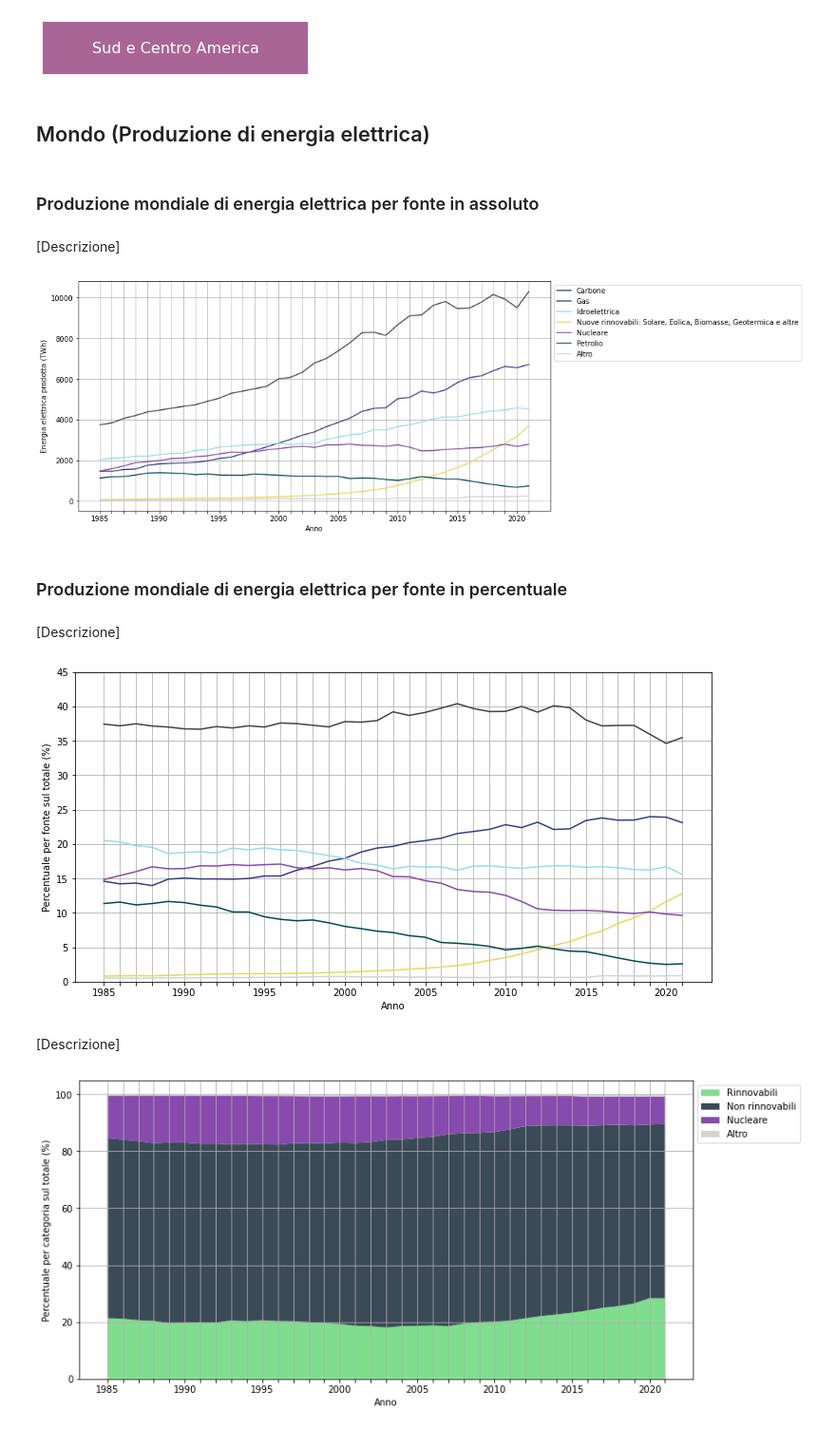
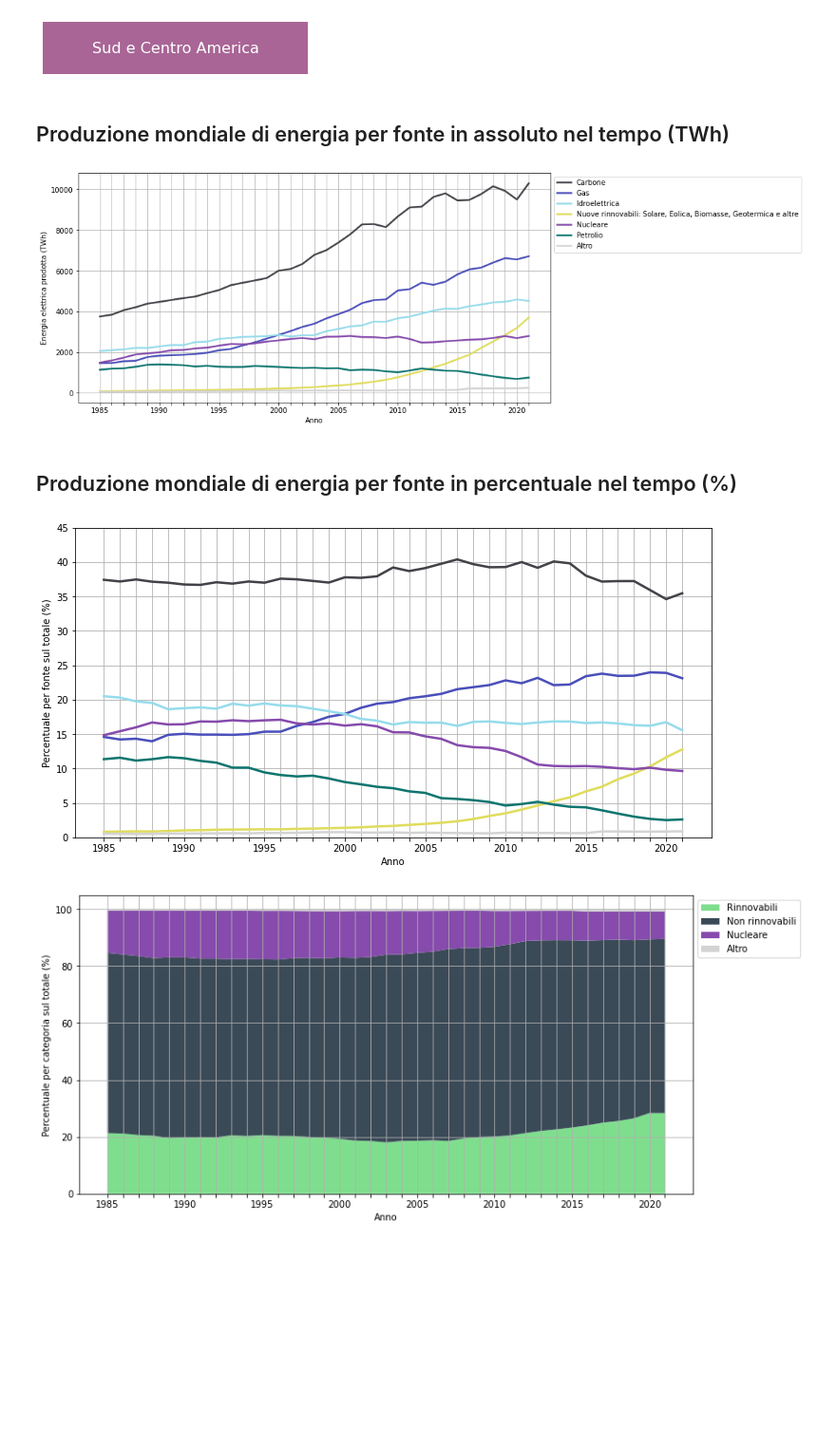
Before and after one commit to mattiamendicino/progetto-scivis, a Jupyter notebook: codice.ipynb, the cells around one changed output. Shown at 95% size. Saved outputs shown, nothing was run; the diff lists cells and outputs as text; code cells hidden in the pictures; blank space fills up the shorter version.

```diff
--- a/codice.ipynb
+++ b/codice.ipynb
@@ -159,8 +159,8 @@ color_palette = {
     'Nuove rinnovabili': '#E0DC5D',
     'Non rinnovabili': '#3B4A57',
     'Carbone': '#424348',
-    'Gas': '#373B8C',
-    'Petrolio': '#004953',
+    'Gas': '#4A4FBA',
+    'Petrolio': '#0D756E',
     'Nucleare': '#864BAC',
     'Altro': '#D3D3D3',
 }
@@ -254,52 +254,48 @@ for name, color in areas_colors.items():
 [figure]
 [figure]
 # %% [markdown]
-## Mondo (Produzione di energia elettrica)
+## Produzione mondiale di energia per fonte in assoluto nel tempo (TWh)
-# %% [markdown]
-### Produzione mondiale di energia elettrica per fonte in assoluto
-# %% [markdown]
-[Descrizione]
 # %%
+line_width = 2.5
+
 grouped_data = production_data.groupby('Year')[['ElectBy_Coal', 'ElectBy_Gas', 'ElectBy_Hydro', 'ElectBy_Nuclear', 'ElectBy_Oil', 'ElectBy_Other', 'ElectBy_NewRenewables']].sum()
 
 plt.figure(figsize=(12, 6))
-plt.plot(grouped_data.index, grouped_data['ElectBy_Coal'], label='Carbone', color=color_palette['Carbone'])
-plt.plot(grouped_data.index, grouped_data['ElectBy_Gas'], label='Gas', color=color_palette['Gas'])
-plt.plot(grouped_data.index, grouped_data['ElectBy_Hydro'], label='Idroelettrica', color=color_palette['Idroelettrica'])
-plt.plot(grouped_data.index, grouped_data['ElectBy_NewRenewables'], label='Nuove rinnovabili: Solare, Eolica, Biomasse, Geotermica e altre', color=color_palette['Nuove rinnovabili'])
-plt.plot(grouped_data.index, grouped_data['ElectBy_Nuclear'], label='Nucleare', color=color_palette['Nucleare'])
-plt.plot(grouped_data.index, grouped_data['ElectBy_Oil'], label='Petrolio', color=color_palette['Petrolio'])
-plt.plot(grouped_data.index, grouped_data['ElectBy_Other'], label='Altro', color=color_palette['Altro'])
+plt.plot(grouped_data.index, grouped_data['ElectBy_Coal'], label='Carbone', color=color_palette['Carbone'], linewidth=line_width)
+plt.plot(grouped_data.index, grouped_data['ElectBy_Gas'], label='Gas', color=color_palette['Gas'], linewidth=line_width)
+plt.plot(grouped_data.index, grouped_data['ElectBy_Hydro'], label='Idroelettrica', color=color_palette['Idroelettrica'], linewidth=line_width)
+plt.plot(grouped_data.index, grouped_data['ElectBy_NewRenewables'], label='Nuove rinnovabili: Solare, Eolica, Biomasse, Geotermica e altre', color=color_palette['Nuove rinnovabili'], linewidth=line_width)
+plt.plot(grouped_data.index, grouped_data['ElectBy_Nuclear'], label='Nucleare', color=color_palette['Nucleare'], linewidth=line_width)
+plt.plot(grouped_data.index, grouped_data['ElectBy_Oil'], label='Petrolio', color=color_palette['Petrolio'], linewidth=line_width)
+plt.plot(grouped_data.index, grouped_data['ElectBy_Other'], label='Altro', color=color_palette['Altro'], linewidth=line_width)
 
 plt.xlabel('Anno')
 plt.ylabel('Energia elettrica prodotta (TWh)')
 plt.legend(bbox_to_anchor=(1, 1))
 plt.grid()
 start_year = grouped_data.index.min()
 end_year = grouped_data.index.max()
 x_ticks = plt.xticks(range(start_year, end_year+1, 1))
 for i, label in enumerate(plt.gca().xaxis.get_ticklabels()):
     if i % 5 != 0:
         label.set_visible(False)
 plt.show()
 # %% [output]
-[figure, old version]
+[figure, new version]
 # %% [markdown]
-### Produzione mondiale di energia elettrica per fonte in percentuale
+## Produzione mondiale di energia per fonte in percentuale nel tempo (%)
-# %% [markdown]
-[Descrizione]
 # %%
 grouped_data = production_data.groupby('Year')[['ElectBy_Coal', 'ElectBy_Gas', 'ElectBy_Hydro', 'ElectBy_Nuclear', 'ElectBy_Oil', 'ElectBy_Other', 'ElectBy_NewRenewables']].sum()
 grouped_data_percentage = grouped_data.divide(grouped_data.sum(axis=1), axis=0) * 100
 
 plt.figure(figsize=(12, 6))
-plt.plot(grouped_data_percentage.index, grouped_data_percentage['ElectBy_Coal'], color=color_palette['Carbone'])
-plt.plot(grouped_data_percentage.index, grouped_data_percentage['ElectBy_Gas'], color=color_palette['Gas'])
-plt.plot(grouped_data_percentage.index, grouped_data_percentage['ElectBy_Hydro'], color=color_palette['Idroelettrica'])
-plt.plot(grouped_data_percentage.index, grouped_data_percentage['ElectBy_NewRenewables'], color=color_palette['Nuove rinnovabili'])
-plt.plot(grouped_data_percentage.index, grouped_data_percentage['ElectBy_Nuclear'], color=color_palette['Nucleare'])
-plt.plot(grouped_data_percentage.index, grouped_data_percentage['ElectBy_Oil'], color=color_palette['Petrolio'])
-plt.plot(grouped_data_percentage.index, grouped_data_percentage['ElectBy_Other'], color=color_palette['Altro'])
+plt.plot(grouped_data_percentage.index, grouped_data_percentage['ElectBy_Coal'], color=color_palette['Carbone'], linewidth=line_width)
+plt.plot(grouped_data_percentage.index, grouped_data_percentage['ElectBy_Gas'], color=color_palette['Gas'], linewidth=line_width)
+plt.plot(grouped_data_percentage.index, grouped_data_percentage['ElectBy_Hydro'], color=color_palette['Idroelettrica'], linewidth=line_width)
+plt.plot(grouped_data_percentage.index, grouped_data_percentage['ElectBy_NewRenewables'], color=color_palette['Nuove rinnovabili'], linewidth=line_width)
+plt.plot(grouped_data_percentage.index, grouped_data_percentage['ElectBy_Nuclear'], color=color_palette['Nucleare'], linewidth=line_width)
+plt.plot(grouped_data_percentage.index, grouped_data_percentage['ElectBy_Oil'], color=color_palette['Petrolio'], linewidth=line_width)
+plt.plot(grouped_data_percentage.index, grouped_data_percentage['ElectBy_Other'], color=color_palette['Altro'], linewidth=line_width)
 
 plt.xlabel('Anno')
 plt.ylabel('Percentuale per fonte sul totale (%)')
@@ -314,9 +310,7 @@ for i, label in enumerate(plt.gca().xaxis.get_ticklabels()):
 plt.yticks(range(0, 46, 5))
 plt.show()
 # %% [output]
-[figure, old version]
+[figure, new version]
-# %% [markdown]
-[Descrizione]
 # %%
 grouped_data = production_data.groupby('Year')[['ElectBy_Coal', 'ElectBy_Gas', 'ElectBy_Hydro', 'ElectBy_Nuclear', 'ElectBy_Oil', 'ElectBy_Other', 'ElectBy_NewRenewables']].sum()
 grouped_data_percentage = grouped_data.divide(grouped_data.sum(axis=1), axis=0) * 100
```
Also changed, not shown: parts of 41 cells of this notebook.
